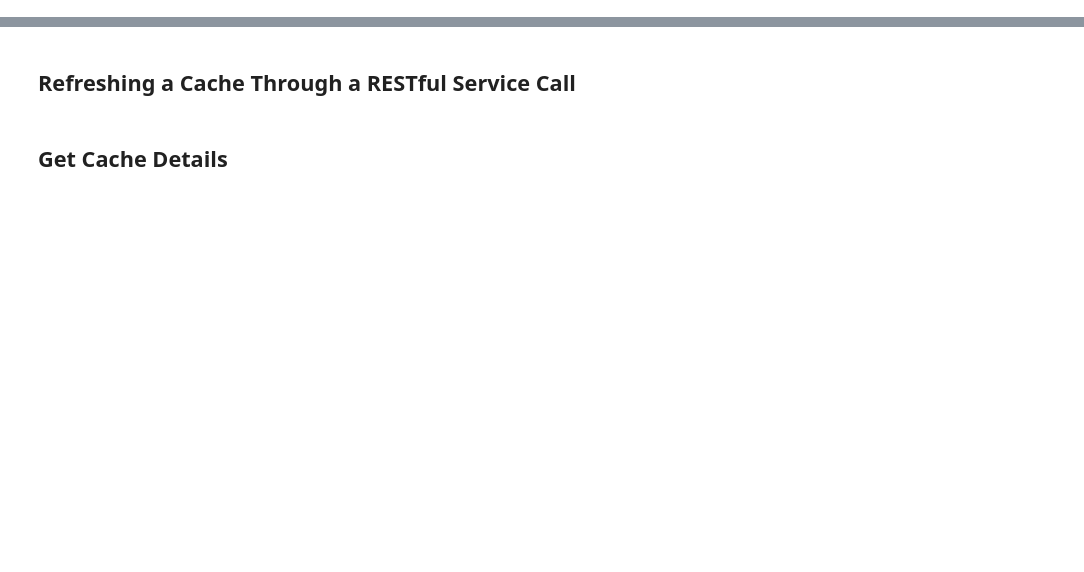
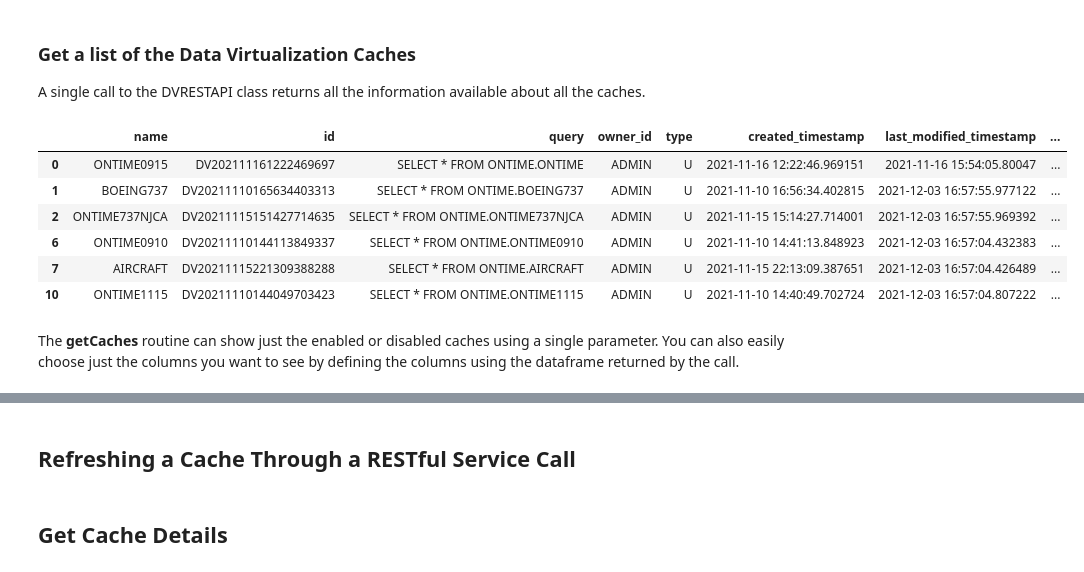
Before and after one commit to Db2-DTE-POC/CPDDVHOL4, a Jupyter notebook: ONTIME Caching.ipynb, the cells around one changed output, grey strips where cells are left out. Cells and saved outputs as stored; diff of their text form; code cells hidden in the pictures; blank space fills up the shorter version.

```diff
--- a/ONTIME Caching.ipynb
+++ b/ONTIME Caching.ipynb
@@ -12,7 +124,7 @@ user     = 'admin'
 password = 'CP4DDataFabric'
 
 # Set up the required connection
-databaseAPI = Db2(Console)
+databaseAPI = DVRESTAPI(Console)
 api = '/v1'
 databaseAPI.authenticate(api, user, password)
 database = Console
@@ -23,3 +168,18 @@ display(databaseAPI.getVirtualizedViewsDF())
+# %% [markdown]
+### Get a list of the Data Virtualization Caches
+A single call to the DVRESTAPI class returns all the information available about all the caches.
+# %%
+display(databaseAPI.getCaches())
+# %% [output]
+|  | name | id | query | owner_id | type | created_timestamp | last_modified_timestamp | ... |
+| 0 | ONTIME0915 | DV202111161222469697 | SELECT * FROM ONTIME.ONTIME | ADMIN | U | 2021-11-16 12:22:46.969151 | 2021-11-16 15:54:05.80047 | ... |
+| 1 | BOEING737 | DV20211110165634403313 | SELECT * FROM ONTIME.BOEING737 | ADMIN | U | 2021-11-10 16:56:34.402815 | 2021-12-03 16:57:55.977122 | ... |
+| 2 | ONTIME737NJCA | DV20211115151427714635 | SELECT * FROM ONTIME.ONTIME737NJCA | ADMIN | U | 2021-11-15 15:14:27.714001 | 2021-12-03 16:57:55.969392 | ... |
+| 6 | ONTIME0910 | DV20211110144113849337 | SELECT * FROM ONTIME.ONTIME0910 | ADMIN | U | 2021-11-10 14:41:13.848923 | 2021-12-03 16:57:04.432383 | ... |
+| 7 | AIRCRAFT | DV20211115221309388288 | SELECT * FROM ONTIME.AIRCRAFT | ADMIN | U | 2021-11-15 22:13:09.387651 | 2021-12-03 16:57:04.426489 | ... |
+| 10 | ONTIME1115 | DV20211110144049703423 | SELECT * FROM ONTIME.ONTIME1115 | ADMIN | U | 2021-11-10 14:40:49.702724 | 2021-12-03 16:57:04.807222 | ... |
+# %% [markdown]
+The **getCaches** routine can show just the enabled or disabled caches using a single parameter. You can also easily choose just the columns you want to see by defining the columns using the dataframe returned by the call.
 # %%
 df = databaseAPI.getCaches('Enabled')
 display(df[['id', 'name','state','size', 'cardinality','last_refresh_timestamp']])
```
Also changed, not shown: parts of 21 cells of this notebook, 3 other files.
